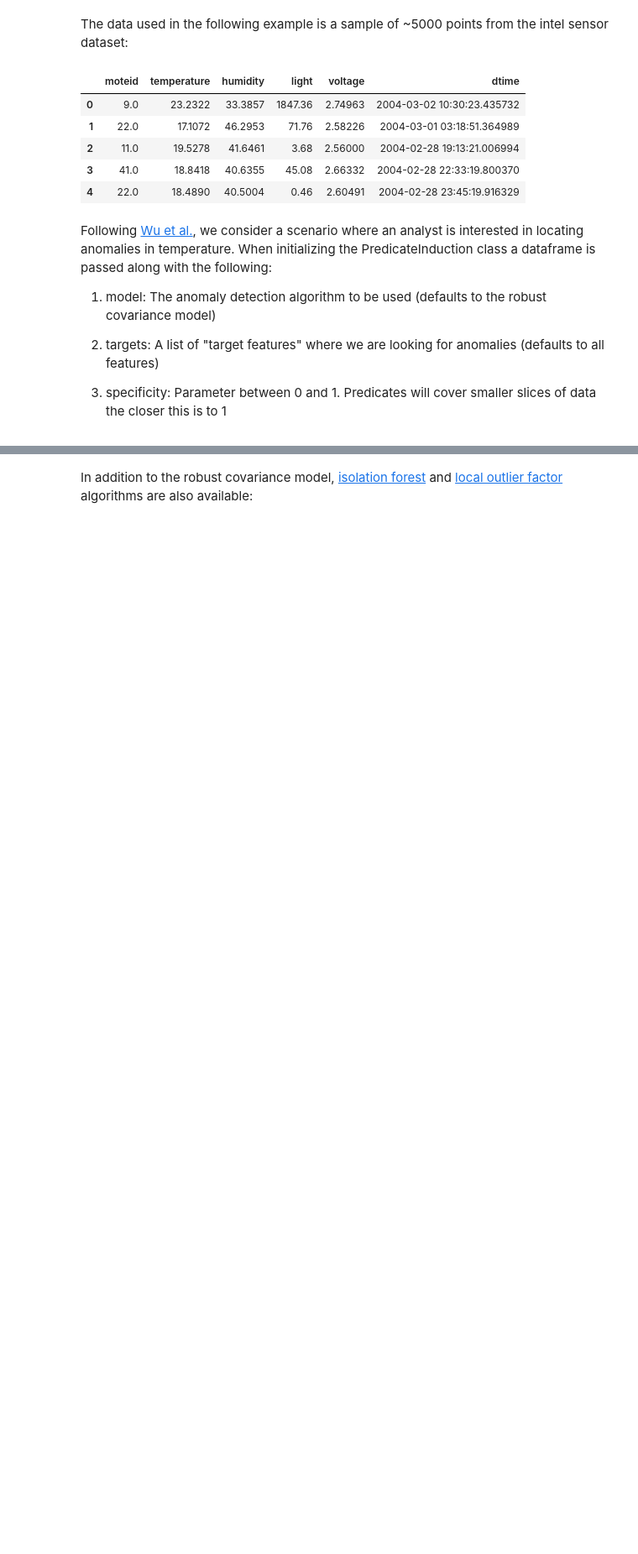
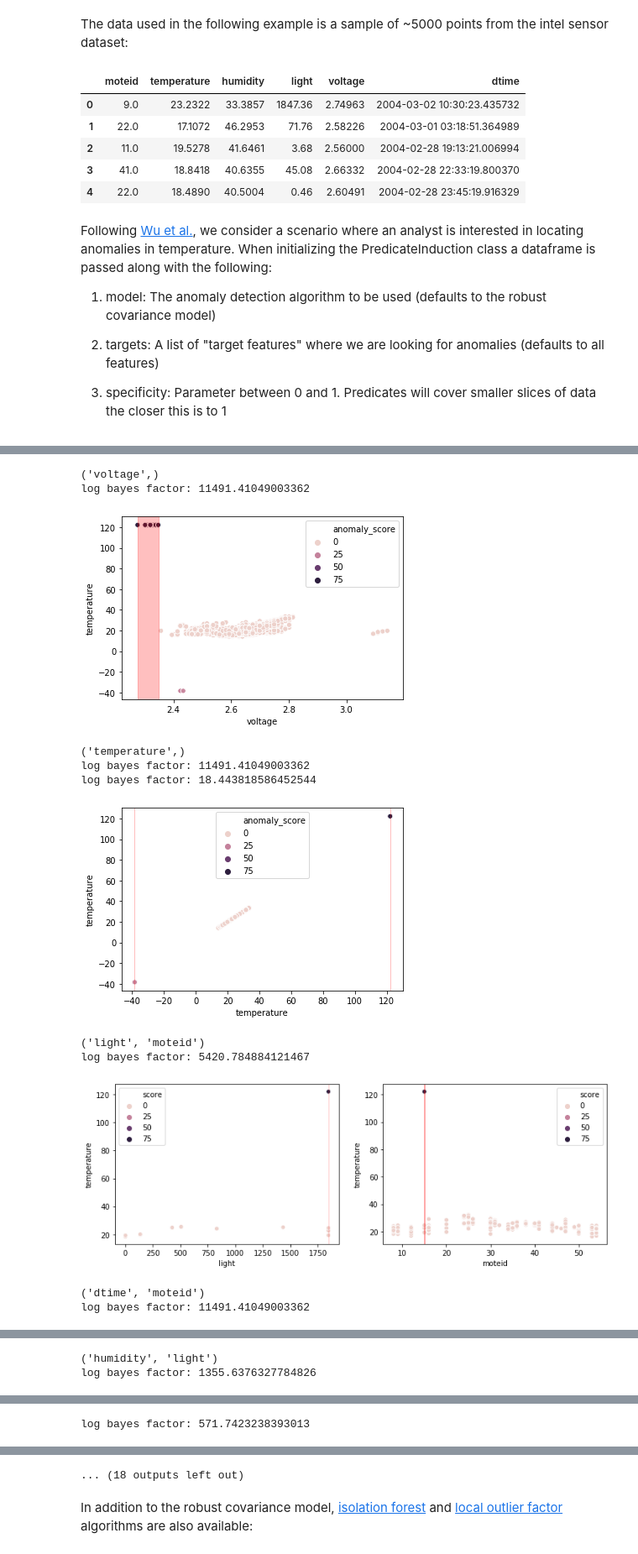
Before and after one commit to bmontambault/predicate_search, a Jupyter notebook: docs/intel_sensor_sample.ipynb, the cells around one changed output, grey strips where cells are left out. Shown: that part at 84% size. Cells and saved outputs as stored; diff of their text form; code cells hidden in the pictures; blank space fills up the shorter version.

```diff
--- a/docs/intel_sensor_sample.ipynb
+++ b/docs/intel_sensor_sample.ipynb
@@ -11,6 +13,11 @@ The data used in the following example is a sample of ~5000 points from the inte
 # %%
 data = pd.read_csv('intel_sensor_sample.csv')
 data.dtime = pd.to_datetime(data.dtime)
+
+# data = data[['temperature', 'voltage']]
+dtypes = {col: 'continuous' for col in data.columns}
+dtypes['moteid'] = 'discrete'
+dtypes['dtime'] = 'date'
 # %%
 data.head()
 # %% [output]
@@ -36,0 +38,3 @@ predicate = pi.search_all()
+# %%
+pi = lattice_search.LatticeSearch(data, dtypes, anomaly_model=anomaly_detection.RobustCov,
+                                  slice_model=hypothesis_testing.JZS, targets=['temperature'])
@@ -36,0 +43,2 @@ predicate = pi.search_all()
+# %%
+res = pi.search(threshold=100)
@@ -69,0 +65,46 @@ for i in range(len(predicate.base_predicates)):
+# %%
+for feature, predicates in res.items():
+    print(feature)
+    n_features = len(feature)
+    figsize = (6*n_features, 4)
+    if len(feature) == 1:
+        fig, ax = plt.subplots(ncols=n_features, nrows=1, figsize=figsize)
+        sns.scatterplot(x=feature[0], y='temperature', hue='anomaly_score', data=data.assign(anomaly_score=pi.scores),
+                                                                                             ax=ax)
+        for p in predicates:
+            print('log bayes factor:', p['posterior_odds'])
+            ax.axvspan(*p['predicate'].feature_predicate[feature[0]].values, alpha=0.25, color='red')
+        plt.show()
+    else:
+        for p in predicates:
+            print('log bayes factor:', p['posterior_odds'])
+            fig, ax = plt.subplots(ncols=n_features, nrows=1, figsize=figsize)
+            for i in range(len(feature)):
+                f = feature[i]
+                other_features = [other_f for other_f in feature if f != other_f]
+                mask = p['predicate'].feature_mask[other_features].all(axis=1)
+                d = data.loc[mask]
+                sns.scatterplot(x=f, y='temperature', hue='score',
+                                    data=d.assign(score=pi.scores[mask]), ax=ax[i])
+                values = p['predicate'].feature_predicate[f].values
+                if dtypes[f] == 'date':
+                    ax[i].set_xlim(d[f].min(), d[f].max())
+                if dtypes[f] == 'discrete':
+                    for v in values:
+                        ax[i].axvspan(*(v-.1, v+.1), alpha=0.25, color='red')
+                else:
+                    ax[i].axvspan(*values, alpha=0.25, color='red')
+            plt.show()
+# %% [output]
+('voltage',)
+log bayes factor: 11491.41049003362
+[figure, added]
+('temperature',)
+log bayes factor: 11491.41049003362
+log bayes factor: 18.443818586452544
+[figure, added]
+('light', 'moteid')
+log bayes factor: 5420.784884121467
+[figure, added]
+('dtime', 'moteid')
+log bayes factor: 11491.41049003362
@@ -69,0 +112,2 @@ for i in range(len(predicate.base_predicates)):
+('humidity', 'light')
+log bayes factor: 1355.6376327784826
@@ -69,0 +115 @@ for i in range(len(predicate.base_predicates)):
+log bayes factor: 571.7423238393013
@@ -70,2 +117,3 @@ for i in range(len(predicate.base_predicates)):
+... (18 outputs left out)
 # %% [markdown]
 In addition to the robust covariance model, [isolation forest](https://en.wikipedia.org/wiki/Isolation_forest) and [local outlier factor](https://en.wikipedia.org/wiki/Local_outlier_factor) algorithms are also available:
```
Also changed, not shown: parts of 17 cells of this notebook, 1 other file.
